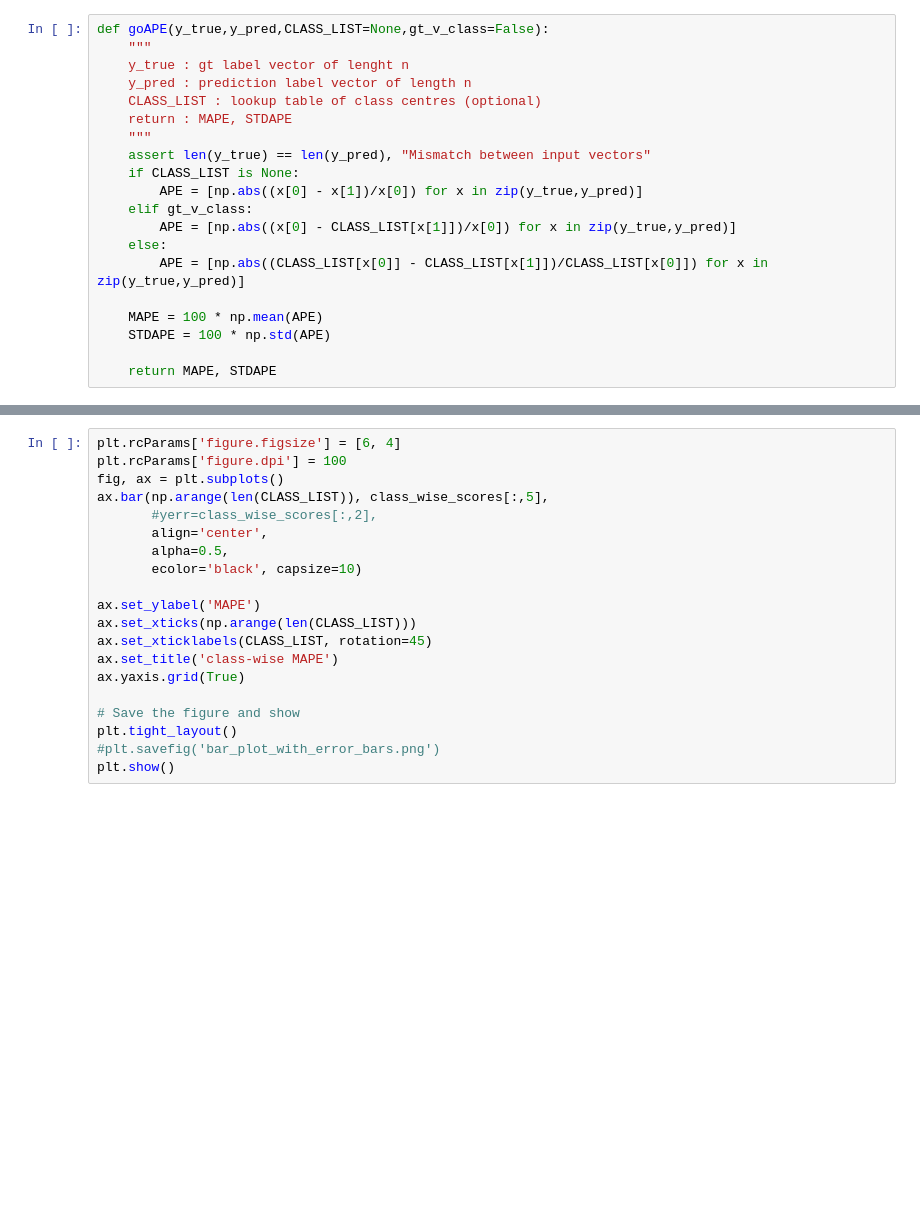
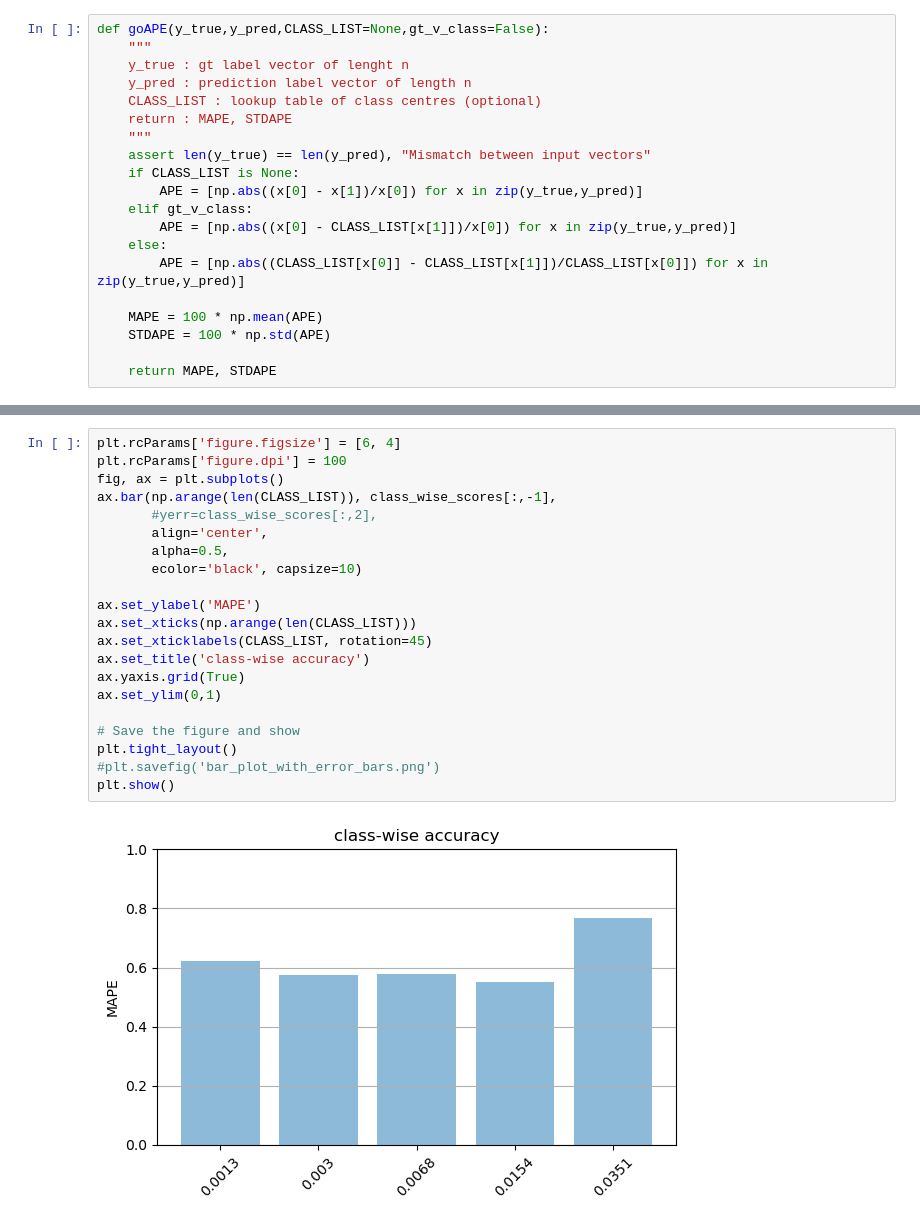
Before and after one commit to FabianPlum/WOLO, a Jupyter notebook: evaluation/compute_regression_and_classification_metrics.ipynb, the cells around one changed output, grey strips where cells are left out. Cells and saved outputs as stored; diff of their text form; blank space fills up the shorter version.

```diff
--- a/evaluation/compute_regression_and_classification_metrics.ipynb
+++ b/evaluation/compute_regression_and_classification_metrics.ipynb
@@ -202,20 +288,23 @@ print("Average coefficient of variation across repeated predictions: ", round(np
 # %%
 plt.rcParams['figure.figsize'] = [6, 4]
 plt.rcParams['figure.dpi'] = 100
 fig, ax = plt.subplots()
-ax.bar(np.arange(len(CLASS_LIST)), class_wise_scores[:,5],
+ax.bar(np.arange(len(CLASS_LIST)), class_wise_scores[:,-1],
        #yerr=class_wise_scores[:,2],
        align='center',
        alpha=0.5,
        ecolor='black', capsize=10)
 
 ax.set_ylabel('MAPE')
 ax.set_xticks(np.arange(len(CLASS_LIST)))
 ax.set_xticklabels(CLASS_LIST, rotation=45)
-ax.set_title('class-wise MAPE')
+ax.set_title('class-wise accuracy')
 ax.yaxis.grid(True)
+ax.set_ylim(0,1)
 
 # Save the figure and show
 plt.tight_layout()
 #plt.savefig('bar_plot_with_error_bars.png')
 plt.show()
+# %% [output]
+[figure, added]
```
Also changed, not shown: parts of 13 cells of this notebook.
